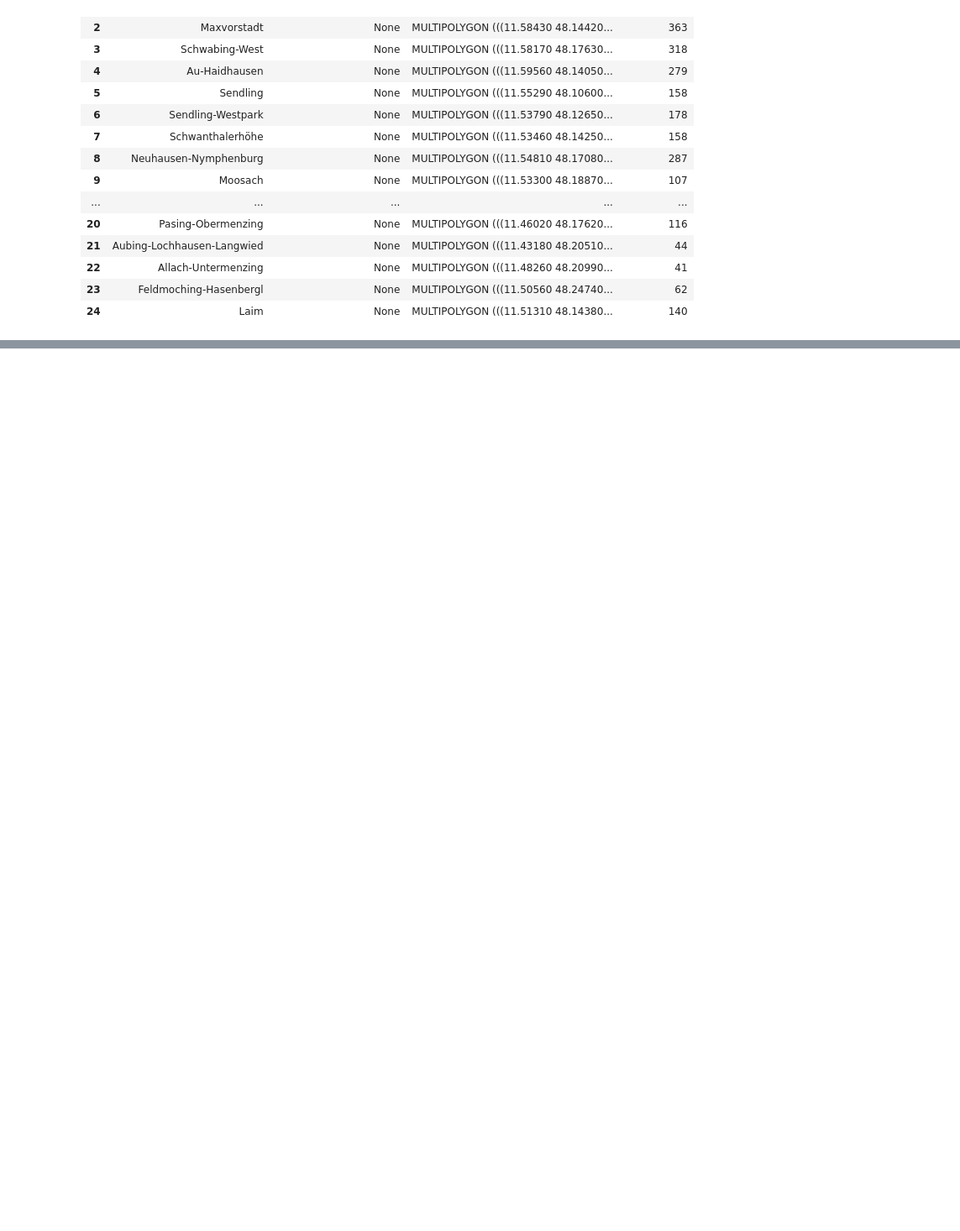
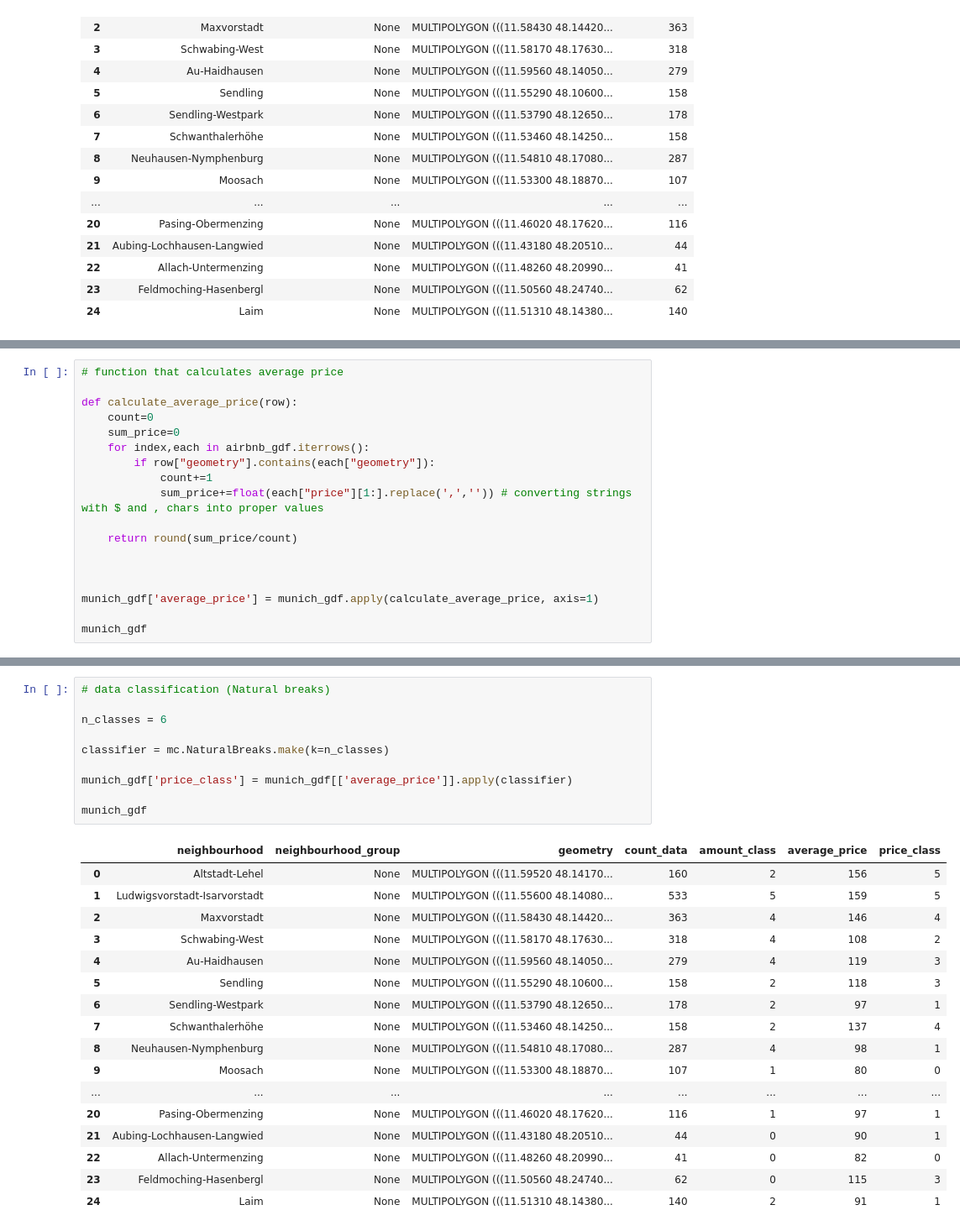
Before and after one commit to Bakhtiyar-Garashov/GeoPython2020, a Jupyter notebook: geopython2020/GeoPython project/Working/Munich_airbnb.ipynb, the cells around one changed output, grey strips where cells are left out. Shown: that part at 84% size. Cells and saved outputs as stored; diff of their text form; blank space fills up the shorter version.

```diff
--- a/geopython2020/GeoPython project/Working/Munich_airbnb.ipynb
+++ b/geopython2020/GeoPython project/Working/Munich_airbnb.ipynb
@@ -191,0 +178,18 @@ munich_gdf
+# %%
+# function that calculates average price
+
+def calculate_average_price(row):
+    count=0
+    sum_price=0
+    for index,each in airbnb_gdf.iterrows():
+        if row["geometry"].contains(each["geometry"]):
+            count+=1
+            sum_price+=float(each["price"][1:].replace(',','')) # converting strings with $ and , chars into proper values
+
+    return round(sum_price/count)
+
+
+
+munich_gdf['average_price'] = munich_gdf.apply(calculate_average_price, axis=1)
+
+munich_gdf
@@ -191,0 +214,28 @@ munich_gdf
+# %%
+# data classification (Natural breaks)
+
+n_classes = 6
+
+classifier = mc.NaturalBreaks.make(k=n_classes)
+
+munich_gdf['price_class'] = munich_gdf[['average_price']].apply(classifier)
+
+munich_gdf
+# %% [output]
+|  | neighbourhood | neighbourhood_group | geometry | count_data | amount_class | average_price | price_class |
+| 0 | Altstadt-Lehel | None | MULTIPOLYGON (((11.59520 48.14170... | 160 | 2 | 156 | 5 |
+| 1 | Ludwigsvorstadt-Isarvorstadt | None | MULTIPOLYGON (((11.55600 48.14080... | 533 | 5 | 159 | 5 |
+| 2 | Maxvorstadt | None | MULTIPOLYGON (((11.58430 48.14420... | 363 | 4 | 146 | 4 |
+| 3 | Schwabing-West | None | MULTIPOLYGON (((11.58170 48.17630... | 318 | 4 | 108 | 2 |
+| 4 | Au-Haidhausen | None | MULTIPOLYGON (((11.59560 48.14050... | 279 | 4 | 119 | 3 |
+| 5 | Sendling | None | MULTIPOLYGON (((11.55290 48.10600... | 158 | 2 | 118 | 3 |
+| 6 | Sendling-Westpark | None | MULTIPOLYGON (((11.53790 48.12650... | 178 | 2 | 97 | 1 |
+| 7 | Schwanthalerhöhe | None | MULTIPOLYGON (((11.53460 48.14250... | 158 | 2 | 137 | 4 |
+| 8 | Neuhausen-Nymphenburg | None | MULTIPOLYGON (((11.54810 48.17080... | 287 | 4 | 98 | 1 |
+| 9 | Moosach | None | MULTIPOLYGON (((11.53300 48.18870... | 107 | 1 | 80 | 0 |
+| ... | ... | ... | ... | ... | ... | ... | ... |
+| 20 | Pasing-Obermenzing | None | MULTIPOLYGON (((11.46020 48.17620... | 116 | 1 | 97 | 1 |
+| 21 | Aubing-Lochhausen-Langwied | None | MULTIPOLYGON (((11.43180 48.20510... | 44 | 0 | 90 | 1 |
+| 22 | Allach-Untermenzing | None | MULTIPOLYGON (((11.48260 48.20990... | 41 | 0 | 82 | 0 |
+| 23 | Feldmoching-Hasenbergl | None | MULTIPOLYGON (((11.50560 48.24740... | 62 | 0 | 115 | 3 |
+| 24 | Laim | None | MULTIPOLYGON (((11.51310 48.14380... | 140 | 2 | 91 | 1 |
```
Also changed, not shown: parts of 7 cells of this notebook, 17 other files.
